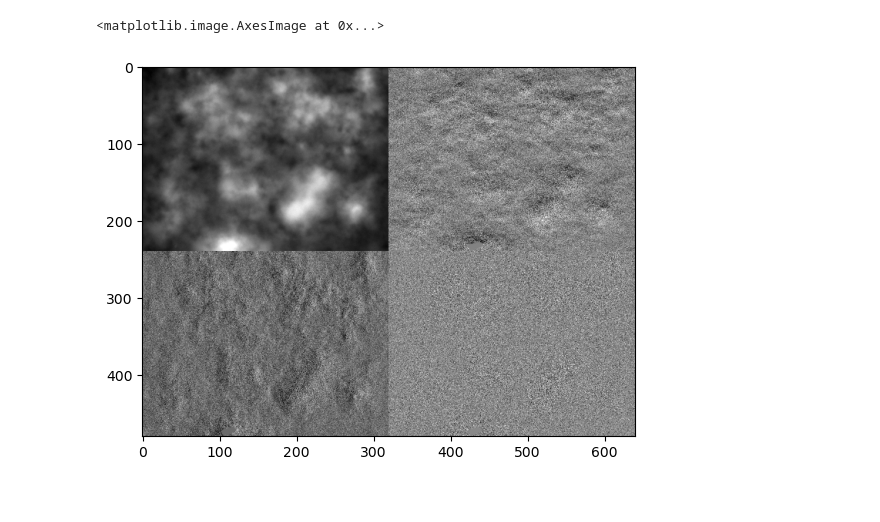
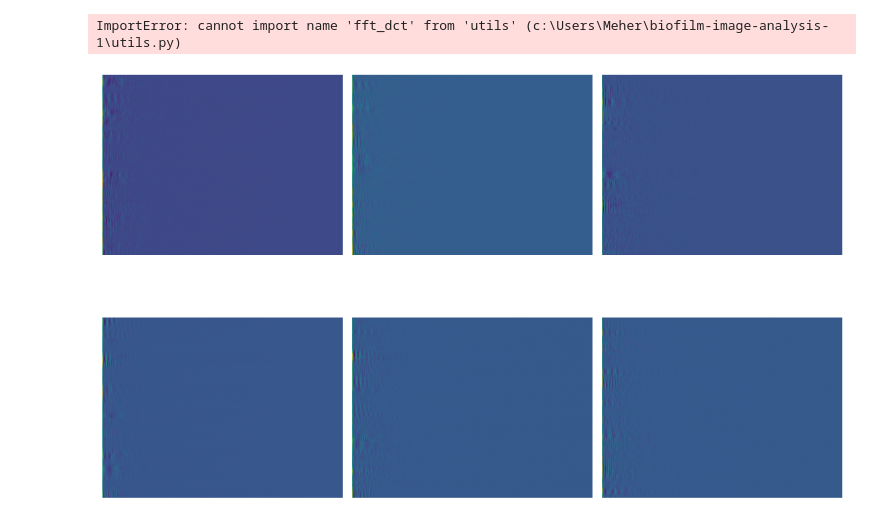
Before and after one commit to brianmorissette/biofilm-image-analysis, a Jupyter notebook: Fourier_and_Wavelet_transforming.ipynb, the cells around one changed output. Drawn from its saved outputs; the diff is of its cells as text; code cells hidden in the pictures.

```diff
--- a/Fourier_and_Wavelet_transforming.ipynb
+++ b/Fourier_and_Wavelet_transforming.ipynb
@@ -31,22 +1,50 @@ plt.imshow(np.hstack((magnitude_spectrum2,magnitude_spectrum)), cmap='gray')
-# %%
-coeffs = pywt.dwt2(gray_image, 'haar')
-LL, (LH, HL, HH) = coeffs
-
-def normalize(img):
-    img = img - np.min(img)
-    img = img / np.max(img)
-    return img
-
-LLn = normalize(LL)
-LHn = normalize(LH)
-HLn = normalize(HL)
-HHn = normalize(HH)
-
-top = np.hstack((LLn, LHn))
-bottom = np.hstack((HLn, HHn))
-stacked = np.vstack((top, bottom))
-
-plt.imshow(stacked, cmap='gray')
-# %% [output]
-<matplotlib.image.AxesImage at 0x...>
-[figure, removed]
+# %%
+import sys
+from pathlib import Path
+sys.path.insert(0, str(Path('vendor').resolve()))
+import pandas as pd
+import numpy as np
+import cv2
+import os
+import matplotlib.pyplot as plt
+import scipy.fftpack
+import glob
+from utils import load_images, display_image, grayscale, normalize, display_grid_of_images, fft_dct
+#for Random Forest
+from sklearn.model_selection import train_test_split
+from sklearn.ensemble import RandomForestRegressor
+from sklearn.metrics import mean_absolute_error, r2_score
+
+# Load and display release cell images
+release_imgs = []
+
+imgs = load_images('biofilm_data/release_cells/Untreated')
+for i in range(len(imgs)):
+    img = imgs[i]
+    release_imgs.append(img)
+for i in range(len(release_imgs)):
+    release_imgs[i] = grayscale(release_imgs[i])
+
+display_grid_of_images(release_imgs)
+
+# Load and display biofilm images
+biofilm_imgs = []
+
+y_imgs = load_images('biofilm_data/biofilm/Untreated')
+for i in range(len(y_imgs)):
+    img = y_imgs[i]
+    biofilm_imgs.append(img)
+for i in range(len(biofilm_imgs)):
+    biofilm_imgs[i] = grayscale(biofilm_imgs[i])
+display_grid_of_images(biofilm_imgs)
+# %% [output]
+ImportError: cannot import name 'fft_dct' from 'utils' (c:\Users\Meher\biofilm-image-analysis-1\utils.py)
+# %%
+for i in range(len(release_imgs)):
+    release_imgs[i] = normalize(release_imgs[i])
+
+dct_release_imgs = [scipy.fft.dct(release_imgs[i]) for i in range(len(release_imgs))]
+
+display_grid_of_images(dct_release_imgs)
+# %% [output]
+[figure, added]
```
Also changed, not shown: parts of 8 cells of this notebook.
